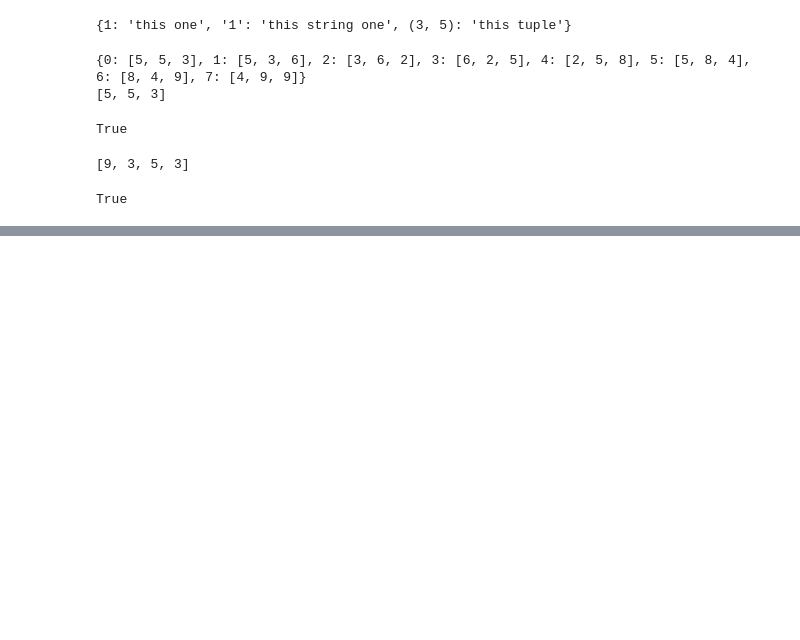
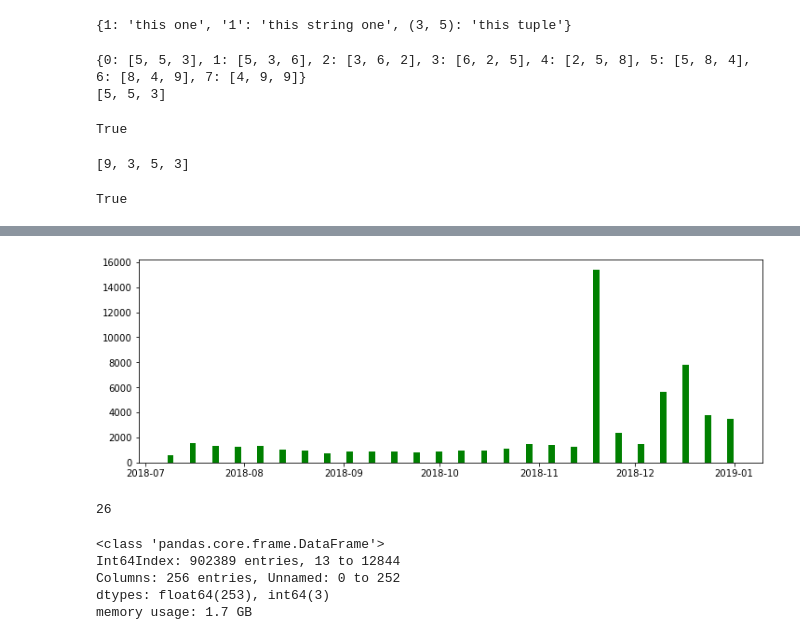
Before and after one commit to hildar/RecSys-Megafon, a Jupyter notebook: Tests.ipynb, the cells around one changed output, grey strips where cells are left out. Drawn from its saved outputs; the diff is of its cells as text; code cells hidden in the pictures; blank space fills up the shorter version.

```diff
--- a/Tests.ipynb
+++ b/Tests.ipynb
@@ -84,3 +86,6 @@ check_similar(lst, k=4)
 # %% [output]
 [9, 3, 5, 3]
 True
+# %%
+train = pd.read_csv('data/data_train.csv', index_col=0)
+train
@@ -86,0 +312,3 @@ True
+# %%
+train['buy_time'] = pd.to_datetime(train['buy_time'], unit='s')
+train.head()
@@ -86,0 +352,3 @@ True
+# %%
+time_buy = train[train['target'] == 1].buy_time.sort_values(ascending=False).value_counts(sort=False)
+time_buy
@@ -86,0 +375,18 @@ True
+# %%
+plt.figure(figsize=(12, 4))
+plt.bar(time_buy.index, time_buy, width=2, color='g')
+plt.show()
+# %% [output]
+[figure, added]
+# %%
+time_buy.shape[0]
+# %% [output]
+26
+# %%
+feats.info()
+# %% [output]
+<class 'pandas.core.frame.DataFrame'>
+Int64Index: 902389 entries, 13 to 12844
+Columns: 256 entries, Unnamed: 0 to 252
+dtypes: float64(253), int64(3)
+memory usage: 1.7 GB
```
Also changed, not shown: parts of 38 cells of this notebook.
